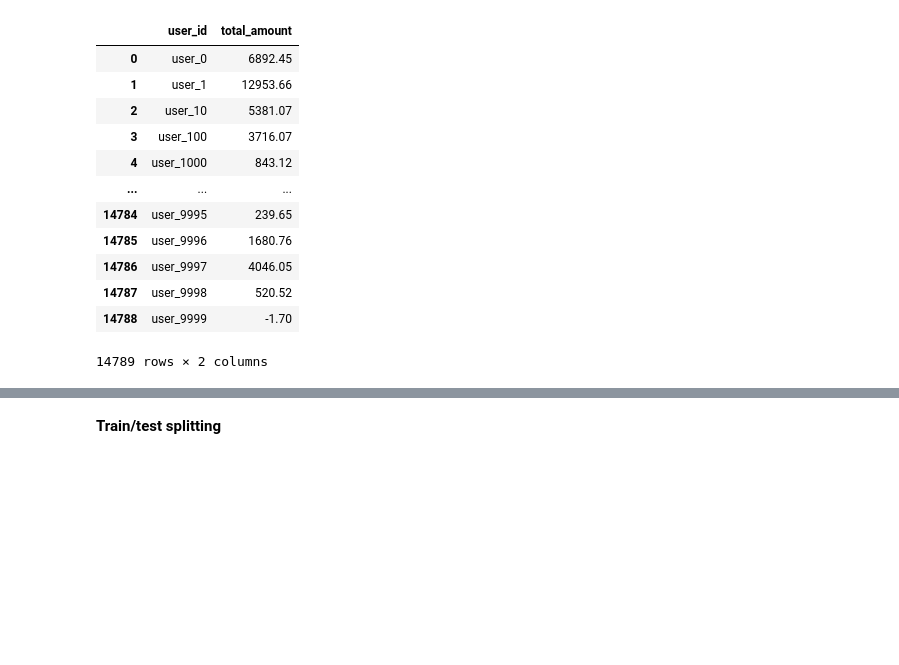
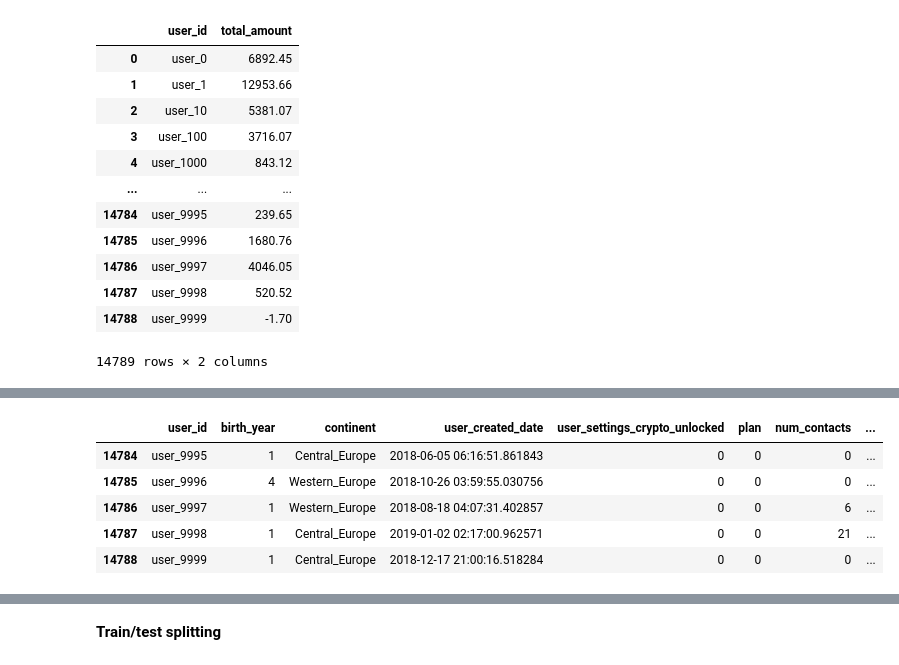
Before and after one commit to KosmadakisNikolaos/churn-detection, a Jupyter notebook: paschalis.ipynb, the cells around one changed output, grey strips where cells are left out. Cells and saved outputs as stored; diff of their text form; code cells hidden in the pictures; blank space fills up the shorter version.

```diff
--- a/paschalis.ipynb
+++ b/paschalis.ipynb
@@ -252,0 +252,10 @@ classification_df
+# %%
+#classification_df.head()
+classification_df.tail()
+# %% [output]
+|  | user_id | birth_year | continent | user_created_date | user_settings_crypto_unlocked | plan | num_contacts | ... |
+| 14784 | user_9995 | 1 | Central_Europe | 2018-06-05 06:16:51.861843 | 0 | 0 | 0 | ... |
+| 14785 | user_9996 | 4 | Western_Europe | 2018-10-26 03:59:55.030756 | 0 | 0 | 0 | ... |
+| 14786 | user_9997 | 1 | Western_Europe | 2018-08-18 04:07:31.402857 | 0 | 0 | 6 | ... |
+| 14787 | user_9998 | 1 | Central_Europe | 2019-01-02 02:17:00.962571 | 0 | 0 | 21 | ... |
+| 14788 | user_9999 | 1 | Central_Europe | 2018-12-17 21:00:16.518284 | 0 | 0 | 0 | ... |
```
Also changed, not shown: parts of 23 cells of this notebook.
